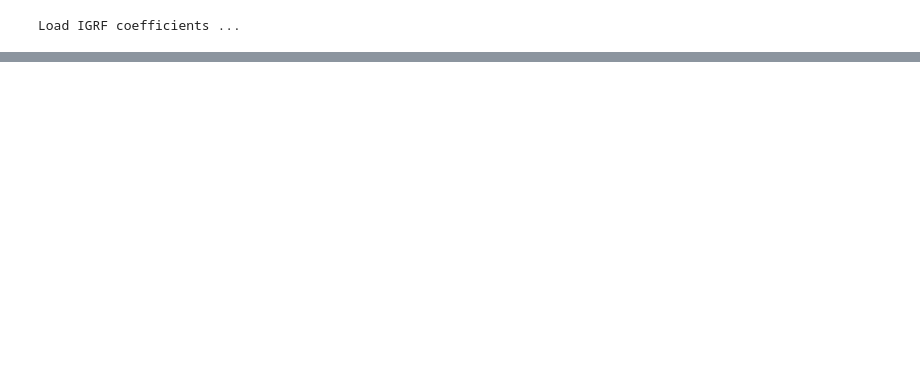
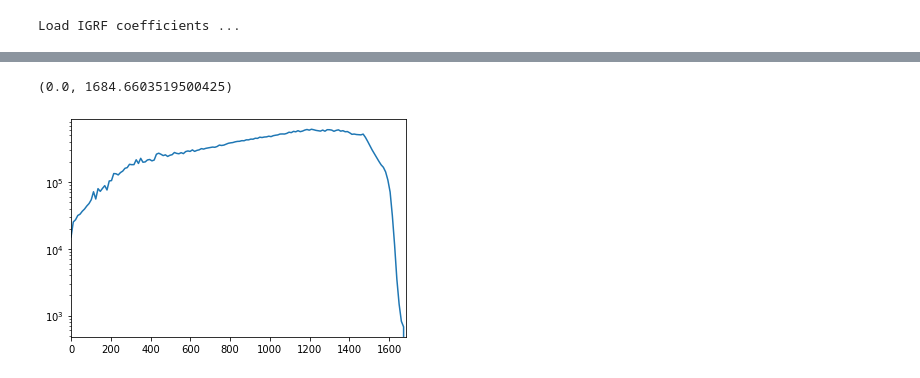
Before and after one commit to zbeever/cpt-solver, a Jupyter notebook: notebooks/hdf5_test.ipynb, the cells around one changed output, grey strips where cells are left out. Drawn from its saved outputs; the diff is of its cells as text; code cells hidden in the pictures; blank space fills up the shorter version.

```diff
--- a/notebooks/hdf5_test.ipynb
+++ b/notebooks/hdf5_test.ipynb
@@ -77,0 +357,4 @@ system.System
+# %%
+a = np.array([[1, 2, 3],[4, 5, 6]])
+# %%
+a[a > 2] = 5 - a[a > 2]
@@ -77,0 +382,8 @@ system.System
+# %%
+bins, pas = a.moment_diff(delta_t=0.2, bins=150, numba=True, recalc=True)
+# %%
+plt.semilogy(bins, np.mean(pas[:, 0:1800], axis=1))
+plt.xlim([bins[0], bins[-1]])
+# %% [output]
+(0.0, 1684.6603519500425)
+[figure, added]
```
Also changed, not shown: parts of 27 cells of this notebook, 12 other files.
